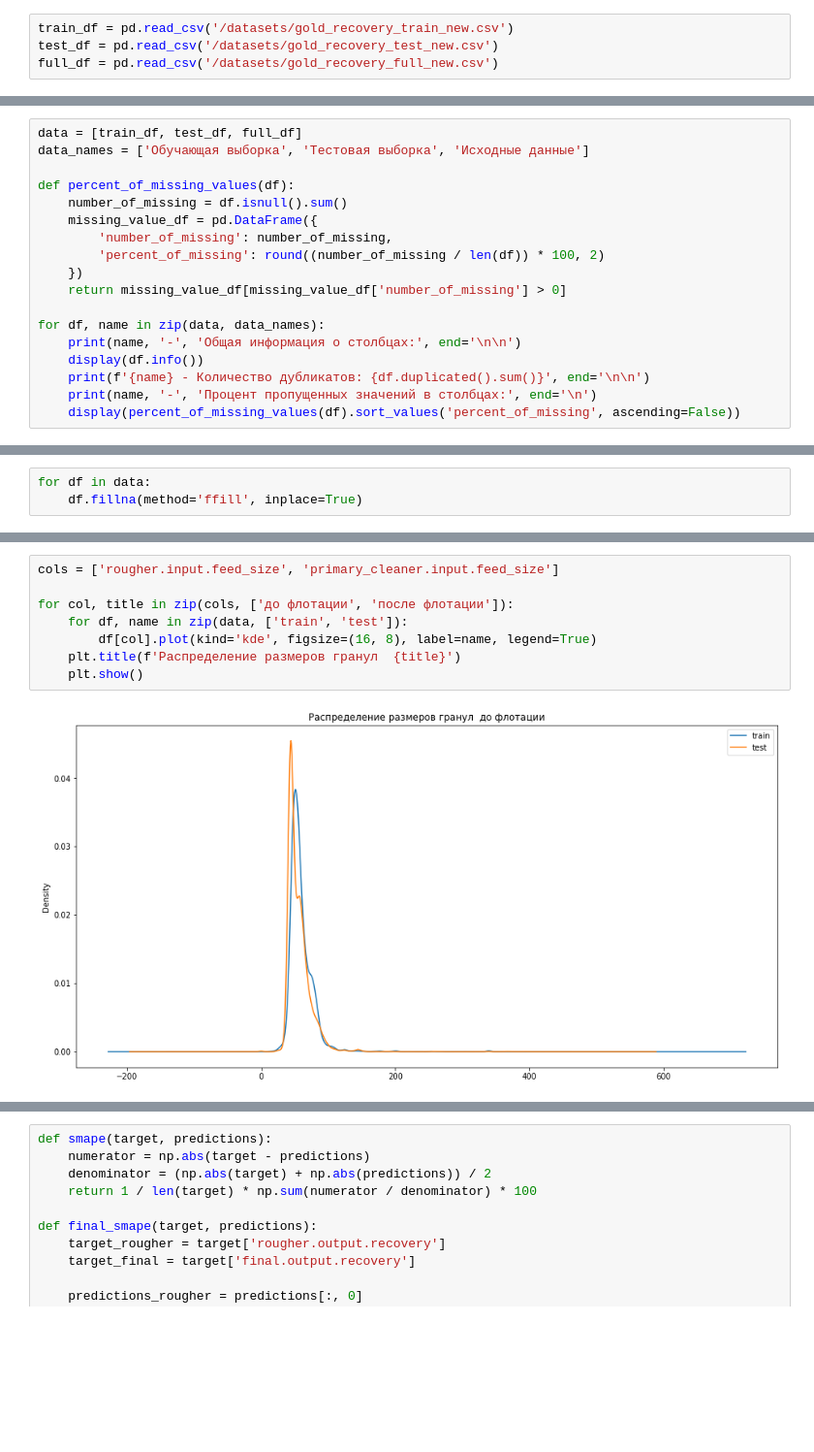
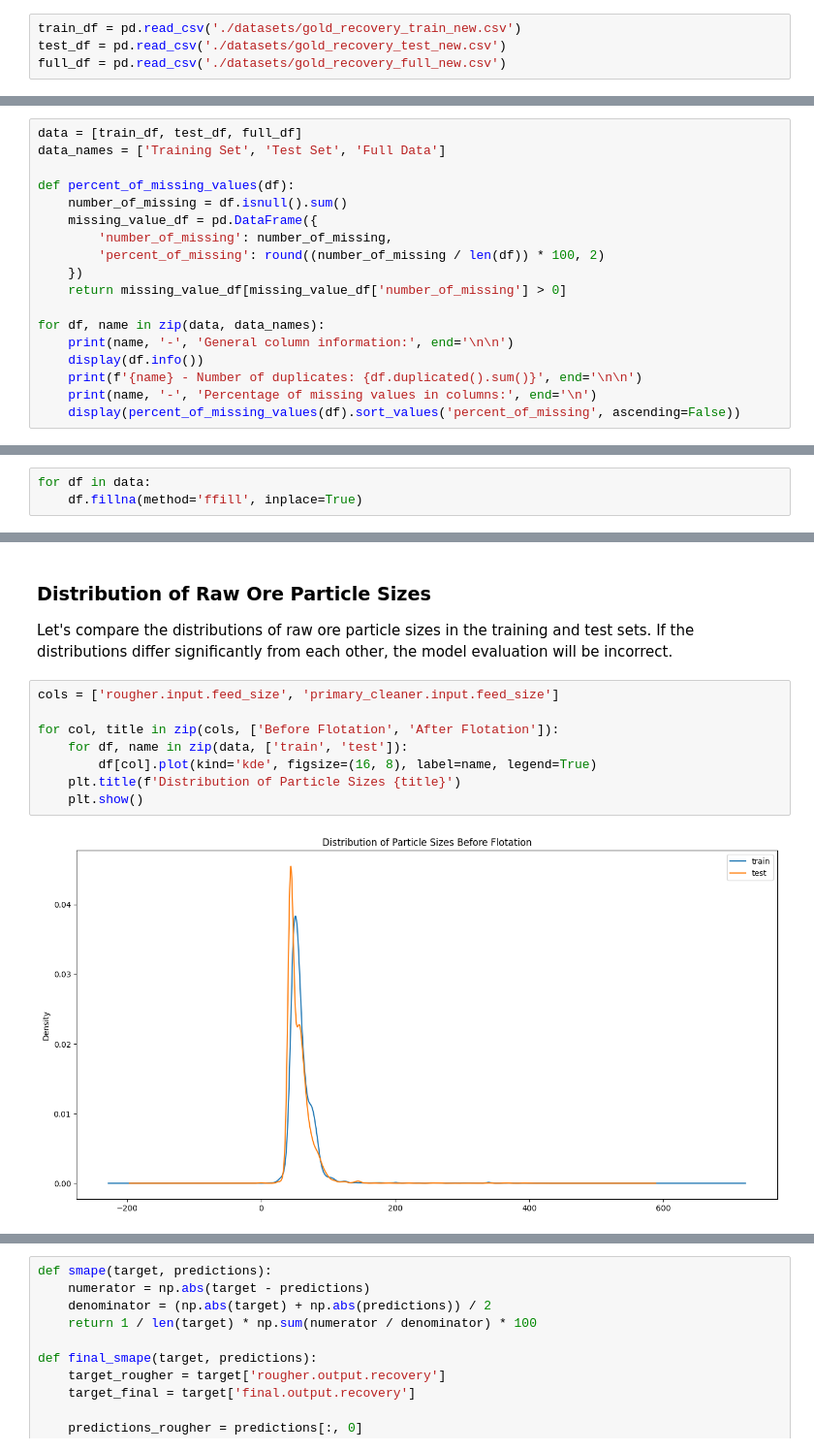
Before and after one commit to mariakyrychok/gold, a Jupyter notebook: main.ipynb, the cells around one changed output, grey strips where cells are left out. Shown at 97% size. Saved outputs shown, nothing was run; the diff lists cells and outputs as text; blank space fills up the shorter version.

```diff
--- a/main.ipynb
+++ b/main.ipynb
@@ -36,6 +38,6 @@ CONCENTRATE_METRICS = ['rougher.input.feed', 'rougher.output.concentrate', 'prim
 RANDOM_STATE = 12345
 TARGETS = ['rougher.output.recovery', 'final.output.recovery']
 # %%
-train_df = pd.read_csv('/datasets/gold_recovery_train_new.csv')
-test_df = pd.read_csv('/datasets/gold_recovery_test_new.csv')
-full_df = pd.read_csv('/datasets/gold_recovery_full_new.csv')
+train_df = pd.read_csv('./datasets/gold_recovery_train_new.csv')
+test_df = pd.read_csv('./datasets/gold_recovery_test_new.csv')
+full_df = pd.read_csv('./datasets/gold_recovery_full_new.csv')
@@ -145,6 +44,6 @@ Full Data - Percentage of missing values in columns:
 # %%
 data = [train_df, test_df, full_df]
-data_names = ['Обучающая выборка', 'Тестовая выборка', 'Исходные данные']
+data_names = ['Training Set', 'Test Set', 'Full Data']
 
 def percent_of_missing_values(df):
     number_of_missing = df.isnull().sum()
@@ -155,9 +54,9 @@ def percent_of_missing_values(df):
     return missing_value_df[missing_value_df['number_of_missing'] > 0]
 
 for df, name in zip(data, data_names):
-    print(name, '-', 'Общая информация о столбцах:', end='\n\n')
+    print(name, '-', 'General column information:', end='\n\n')
     display(df.info())
-    print(f'{name} - Количество дубликатов: {df.duplicated().sum()}', end='\n\n')
-    print(name, '-', 'Процент пропущенных значений в столбцах:', end='\n')
+    print(f'{name} - Number of duplicates: {df.duplicated().sum()}', end='\n\n')
+    print(name, '-', 'Percentage of missing values in columns:', end='\n')
     display(percent_of_missing_values(df).sort_values('percent_of_missing', ascending=False))
 # %% [output]
@@ -368,10 +265,14 @@ for metal in METALS:
+# %% [markdown]
+### Distribution of Raw Ore Particle Sizes
+
+Let's compare the distributions of raw ore particle sizes in the training and test sets. If the distributions differ significantly from each other, the model evaluation will be incorrect.
 # %%
 cols = ['rougher.input.feed_size', 'primary_cleaner.input.feed_size']
 
-for col, title in zip(cols, ['до флотации', 'после флотации']):
+for col, title in zip(cols, ['Before Flotation', 'After Flotation']):
     for df, name in zip(data, ['train', 'test']):
         df[col].plot(kind='kde', figsize=(16, 8), label=name, legend=True)
-    plt.title(f'Распределение размеров гранул  {title}')
+    plt.title(f'Distribution of Particle Sizes {title}')
     plt.show()
 # %% [output]
-[figure, old version]
+[figure, new version]
```
Also changed, not shown: parts of 86 cells of this notebook.
